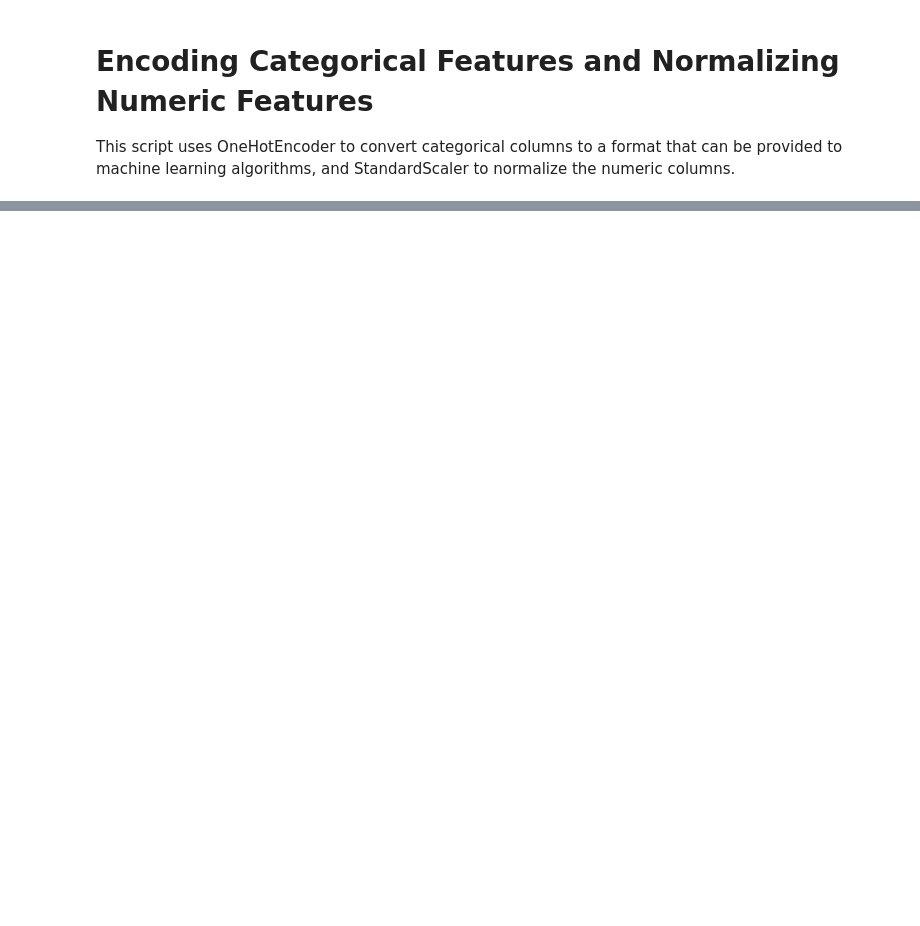
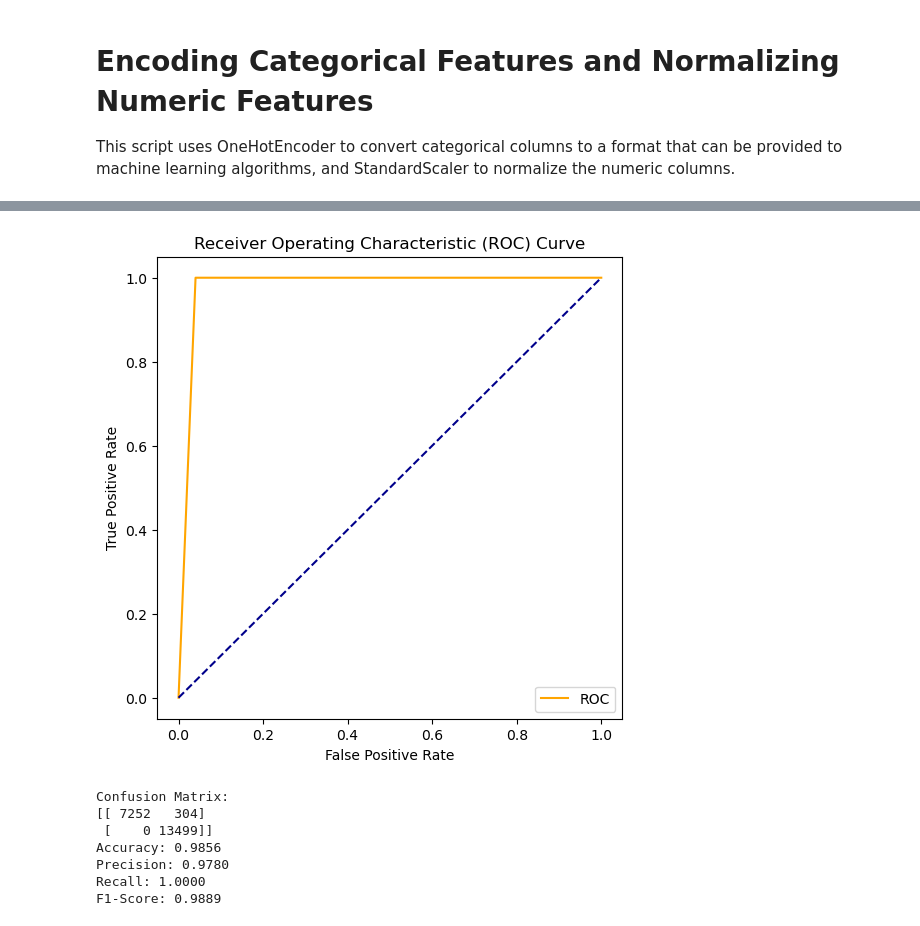
Before and after one commit to AdibaAdi/Cyber-Detection-, a Jupyter notebook: cyber.ipynb, the cells around one changed output, grey strips where cells are left out. Saved outputs shown, nothing was run; the diff lists cells and outputs as text; code cells hidden in the pictures; blank space fills up the shorter version.

```diff
--- a/cyber.ipynb
+++ b/cyber.ipynb
@@ -149,0 +288,45 @@ Mean Absolute Error: 0.0008165957473746443
+# %%
+import matplotlib.pyplot as plt
+import pandas as pd
+from sklearn.metrics import confusion_matrix, accuracy_score, precision_score, recall_score, f1_score
+
+#Flatten predicitions
+predictions_flat = predictions.flatten()
+
+#Evaluate with a confusion matrix and an accuracy and precision score
+conf_matrix = confusion_matrix(test_labels, (predictions_flat >= 0.5).astype(int))
+accuracy = accuracy_score(test_labels, (predictions_flat >= 0.5).astype(int))
+precision = precision_score(test_labels, (predictions_flat >= 0.5).astype(int))
+recall = recall_score(test_labels, (predictions_flat >= 0.5))
+f1score = f1_score(test_labels, (predictions_flat >= 0.5))
+
+from sklearn.metrics import roc_curve
+
+fpr, tpr, thresholds = roc_curve(test_data['label'], (predictions_flat >= 0.5).astype(int))
+
+#Plot the ROC curve
+plt.figure(figsize=(6, 6))
+plt.plot(fpr, tpr, color='orange', label='ROC')
+plt.plot([0, 1], [0, 1], color='darkblue', linestyle='--')
+plt.xlabel('False Positive Rate')
+plt.ylabel('True Positive Rate')
+plt.title('Receiver Operating Characteristic (ROC) Curve')
+plt.legend()
+plt.show()
+
+
+print("Confusion Matrix:")
+print(conf_matrix)
+print(f"Accuracy: {accuracy:.4f}")
+print(f"Precision: {precision:.4f}")
+print(f"Recall: {recall:.4f}")
+print(f"F1-Score: {f1score:.4f}")
+# %% [output]
+[figure, added]
+Confusion Matrix:
+[[ 7252   304]
+ [    0 13499]]
+Accuracy: 0.9856
+Precision: 0.9780
+Recall: 1.0000
+F1-Score: 0.9889
```
Also changed, not shown: parts of 19 cells of this notebook.
